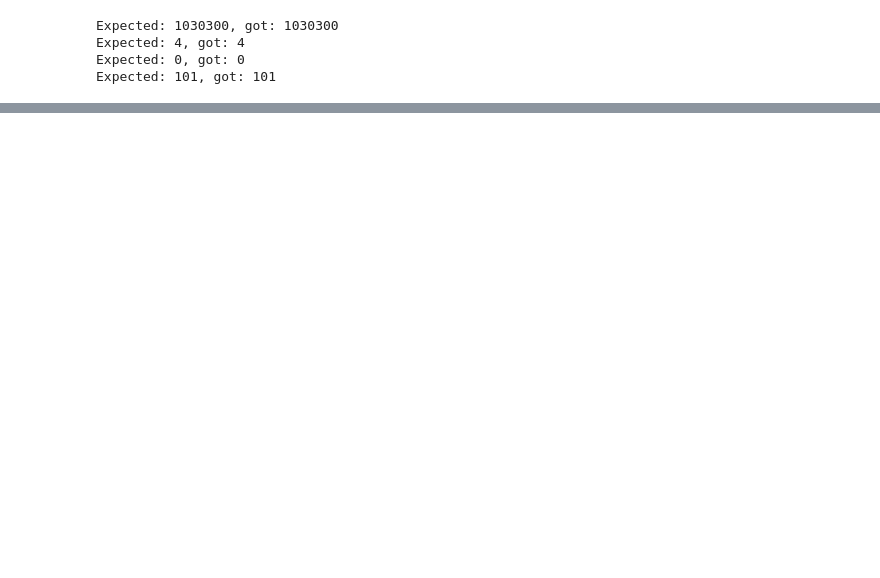
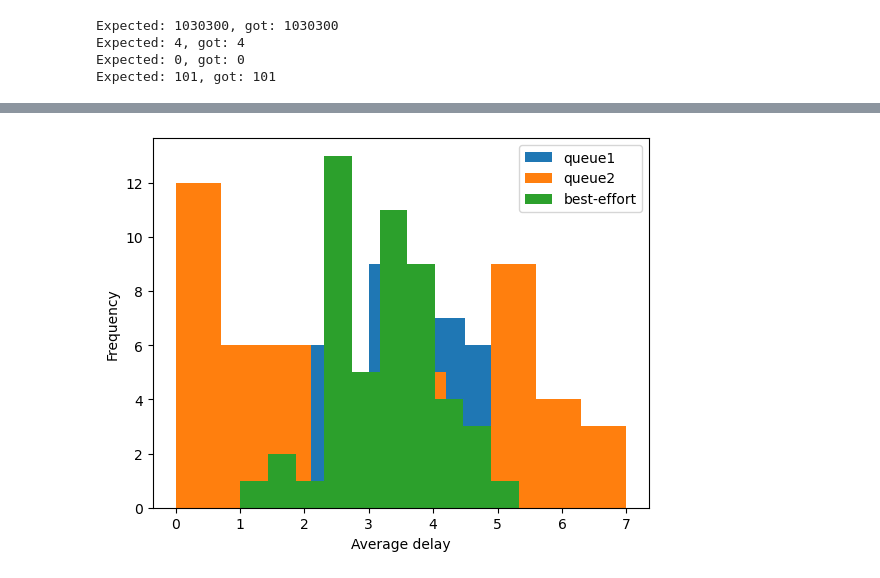
Before and after one commit to s3895776/MachineLearningAssignment2, a Jupyter notebook: SchedulerEnvironment.ipynb, the cells around one changed output, grey strips where cells are left out. Drawn from its saved outputs; the diff is of its cells as text; code cells hidden in the pictures; blank space fills up the shorter version.

Commit message:
Scheduler Environment
histogram for average delays

```diff
--- a/SchedulerEnvironment.ipynb
+++ b/SchedulerEnvironment.ipynb
@@ -1351,0 +1381,34 @@ reinforcement_scheduler_hist(env, Q, seed = best_seed)
+# %%
+def random_scheduler_avg_delay_hist(env, seed = None):
+    terminated = False
+    truncated = False
+    obs, info = env.reset(seed)
+
+#     mean delay of queues: observation["avg_delays"][queue_observed]
+    x0 = []
+    x1 = []
+    x2 = []
+
+    while not terminated:
+    #     edf
+        action = random.randint(0, 2)
+        obs, reward, terminated, truncated, info = env.step(action)
+
+        x0.append(obs["avg_delays"][0])
+        x1.append(obs["avg_delays"][1])
+        x2.append(obs["avg_delays"][2])
+
+    plt.hist(x0)
+    plt.hist(x1)
+    plt.hist(x2)
+    plt.legend(["queue1", "queue2", "best-effort"])
+
+    plt.xlabel('Average delay')
+    plt.ylabel('Frequency')
+    plt.show()
+# %%
+env = SchedulerEnvironment(terminate_num = 50)
+# %%
+random_scheduler_avg_delay_hist(env, 0)
+# %% [output]
+[figure, added]
```
Also changed, not shown: parts of 22 cells of this notebook.
